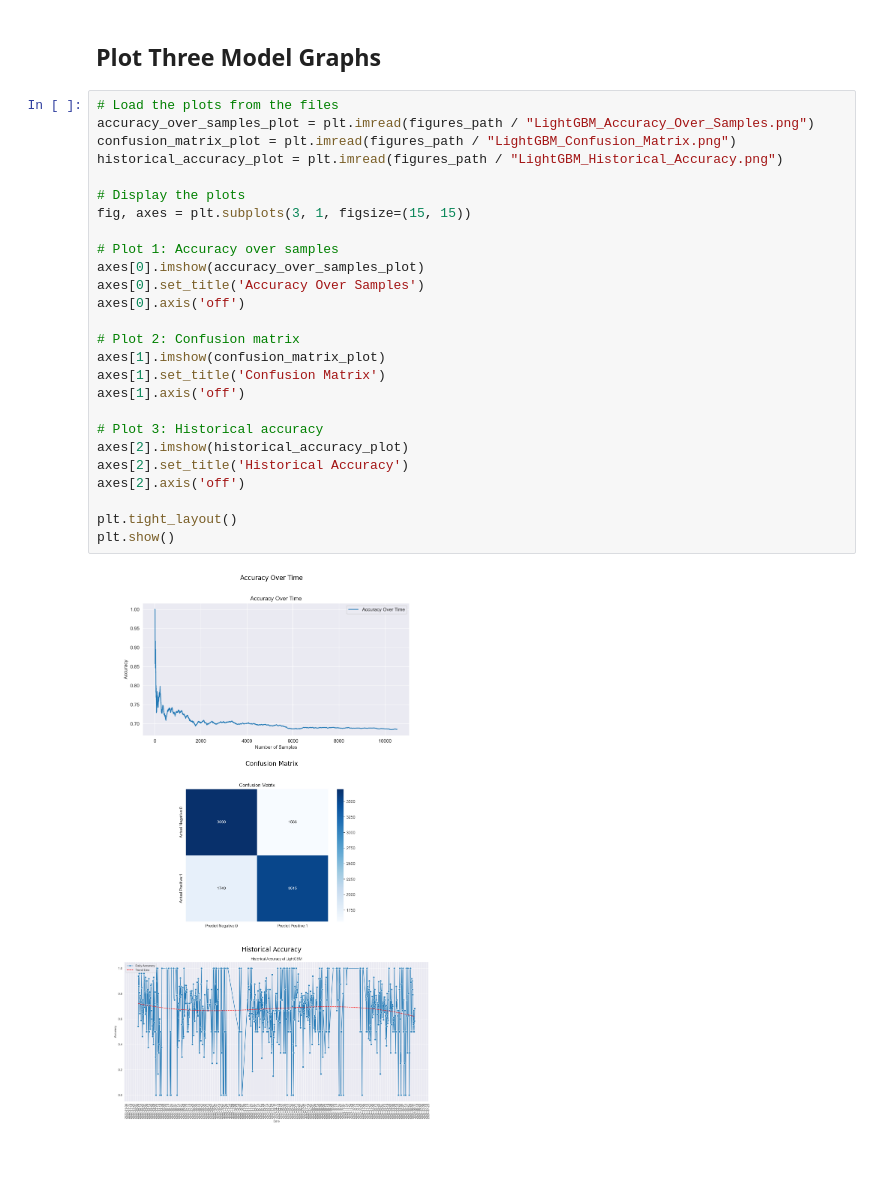
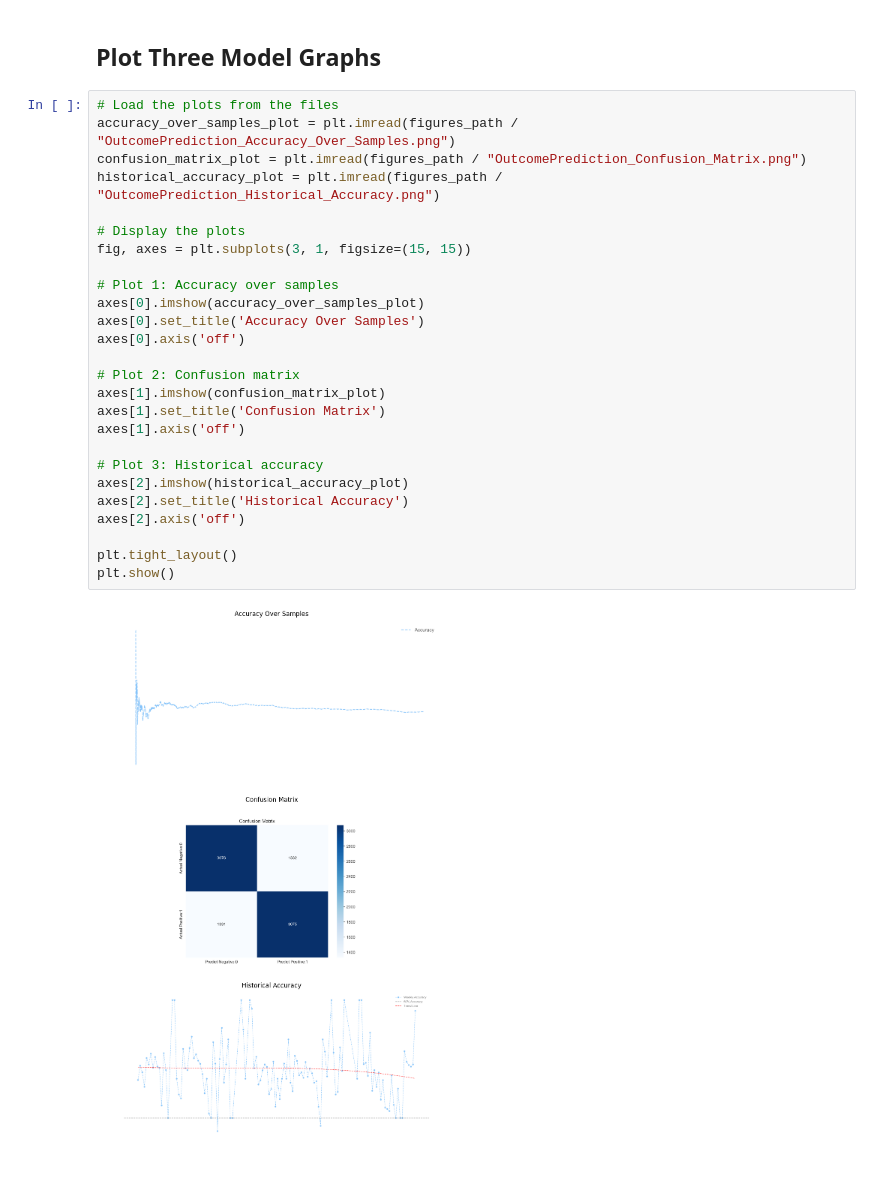
Before and after one commit to Yureehh/Oracle-Bets, a Jupyter notebook: notebooks/1_LightGBM_validation.ipynb, the cells around one changed output. Cells and saved outputs as stored; diff of their text form.

```diff
--- a/notebooks/1_LightGBM_validation.ipynb
+++ b/notebooks/1_LightGBM_validation.ipynb
@@ -25,29 +29,29 @@ FileNotFoundError: [Errno 2] No such file or directory: '/Users/yureeh/Dev/lol_o
 ## Plot Three Model Graphs
 # %%
 # Load the plots from the files
-accuracy_over_samples_plot = plt.imread(figures_path / "LightGBM_Accuracy_Over_Samples.png")
-confusion_matrix_plot = plt.imread(figures_path / "LightGBM_Confusion_Matrix.png")
-historical_accuracy_plot = plt.imread(figures_path / "LightGBM_Historical_Accuracy.png")
+accuracy_over_samples_plot = plt.imread(figures_path / "OutcomePrediction_Accuracy_Over_Samples.png")
+confusion_matrix_plot = plt.imread(figures_path / "OutcomePrediction_Confusion_Matrix.png")
+historical_accuracy_plot = plt.imread(figures_path / "OutcomePrediction_Historical_Accuracy.png")
 
 # Display the plots
 fig, axes = plt.subplots(3, 1, figsize=(15, 15))
 
 # Plot 1: Accuracy over samples
 axes[0].imshow(accuracy_over_samples_plot)
 axes[0].set_title('Accuracy Over Samples')
 axes[0].axis('off')
 
 # Plot 2: Confusion matrix
 axes[1].imshow(confusion_matrix_plot)
 axes[1].set_title('Confusion Matrix')
 axes[1].axis('off')
 
 # Plot 3: Historical accuracy
 axes[2].imshow(historical_accuracy_plot)
 axes[2].set_title('Historical Accuracy')
 axes[2].axis('off')
 
 plt.tight_layout()
 plt.show()
 # %% [output]
-[figure, old version]
+[figure, new version]
```
Also changed, not shown: parts of 2 cells of this notebook, 18 other files.
